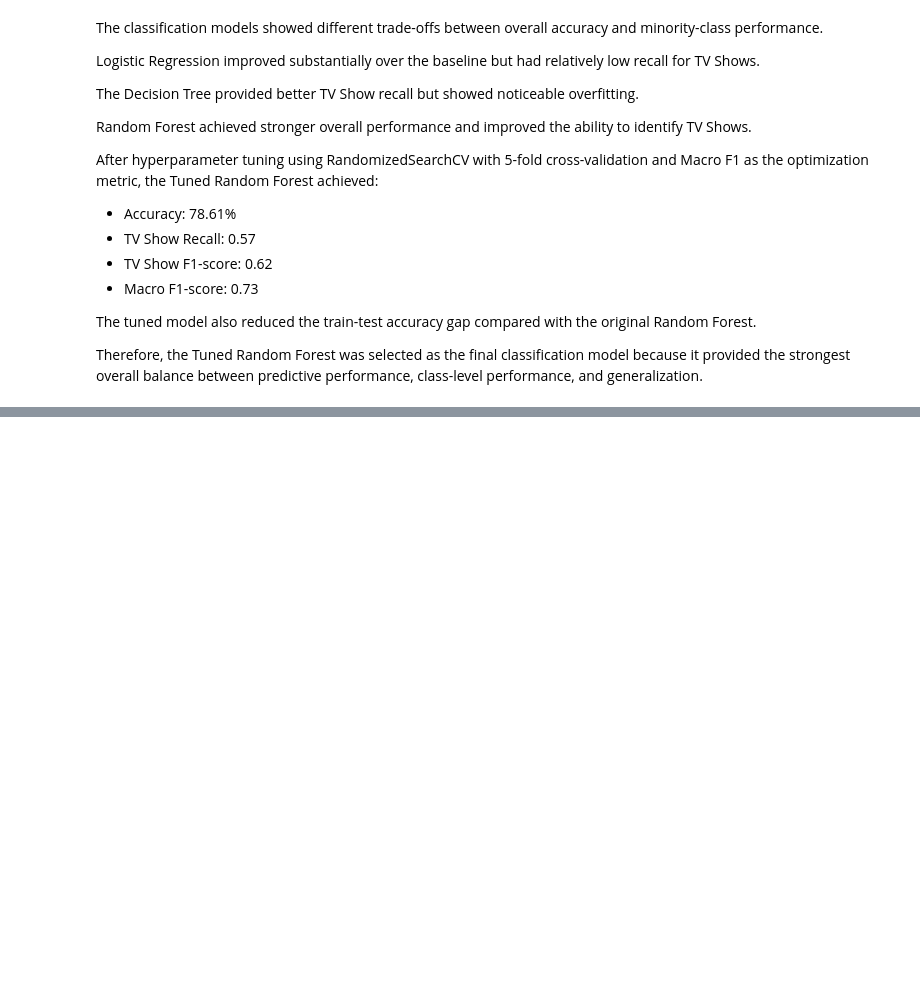
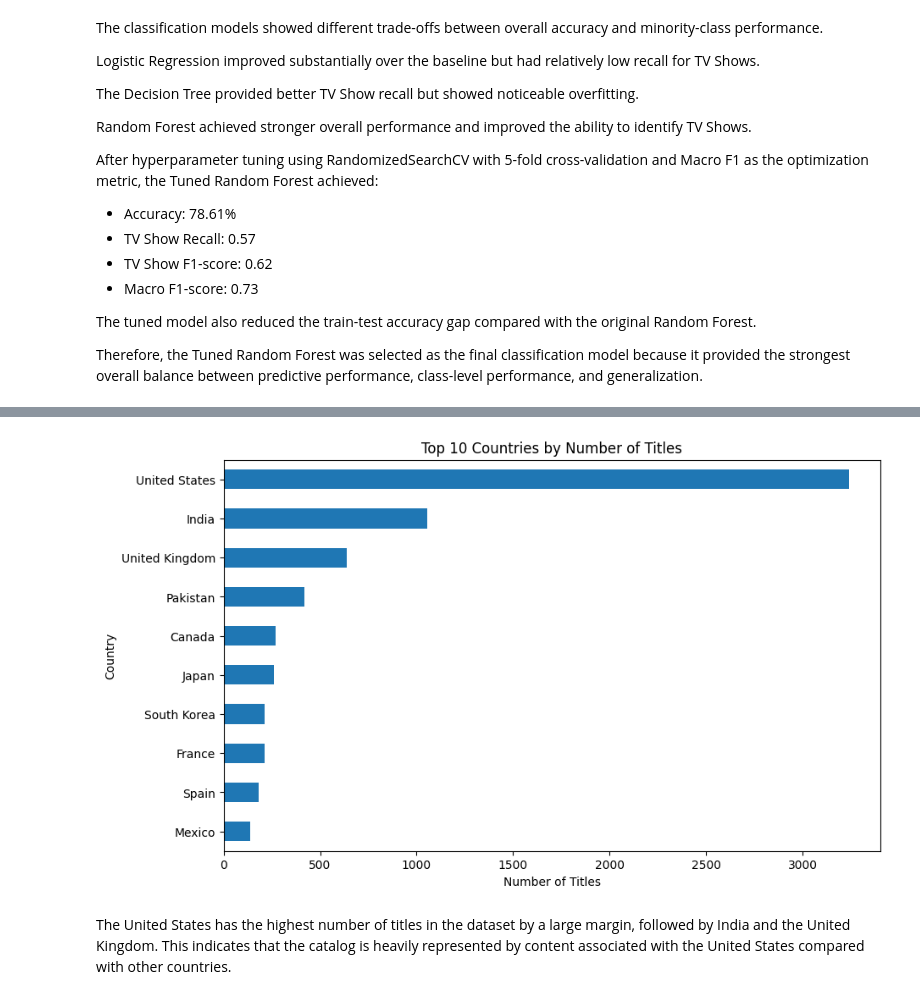
Before and after one commit to ahmedmamdouh111/Netflix-data-science-internship, a Jupyter notebook: Netflix_Data_Science_Internship.ipynb, the cells around one changed output, grey strips where cells are left out. Cells and saved outputs as stored; diff of their text form; code cells hidden in the pictures; blank space fills up the shorter version.

```diff
--- a/Netflix_Data_Science_Internship.ipynb
+++ b/Netflix_Data_Science_Internship.ipynb
@@ -2316,0 +2368,5 @@ Therefore, the Tuned Random Forest was selected as the final classification mode
+# %%
+country_data = data[data['country'] != 'Unknown']
+# %%
+top_countries = country_data['country'].value_counts().head(10)
+top_countries
@@ -2316,0 +2387,11 @@ Therefore, the Tuned Random Forest was selected as the final classification mode
+# %%
+plt.figure(figsize=(10, 6))
+top_countries.sort_values().plot(kind='barh')
+plt.title('Top 10 Countries by Number of Titles')
+plt.xlabel('Number of Titles')
+plt.ylabel('Country')
+plt.show()
+# %% [output]
+[figure, added]
+# %% [markdown]
+The United States has the highest number of titles in the dataset by a large margin, followed by India and the United Kingdom. This indicates that the catalog is heavily represented by content associated with the United States compared with other countries.
```
Also changed, not shown: parts of 9 cells of this notebook.
